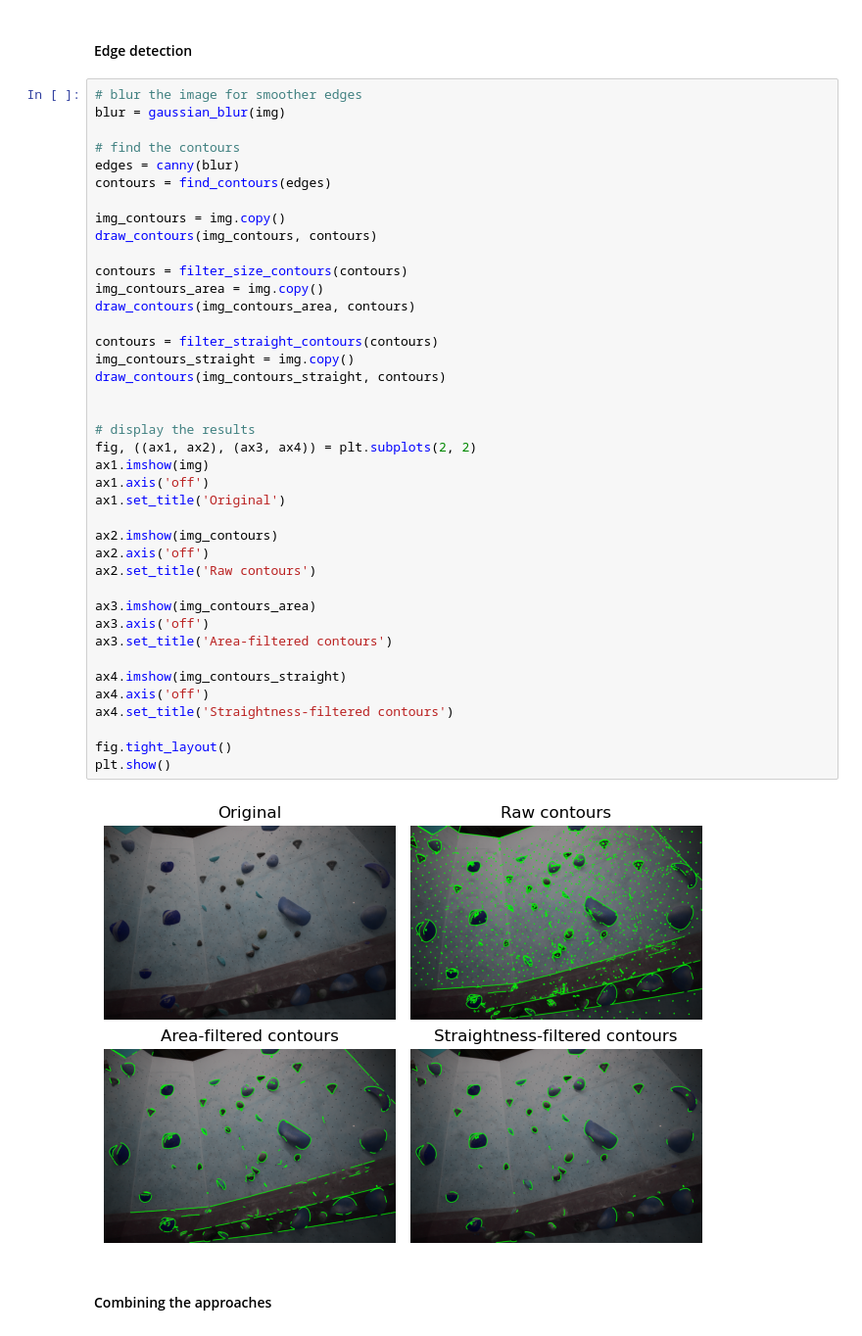
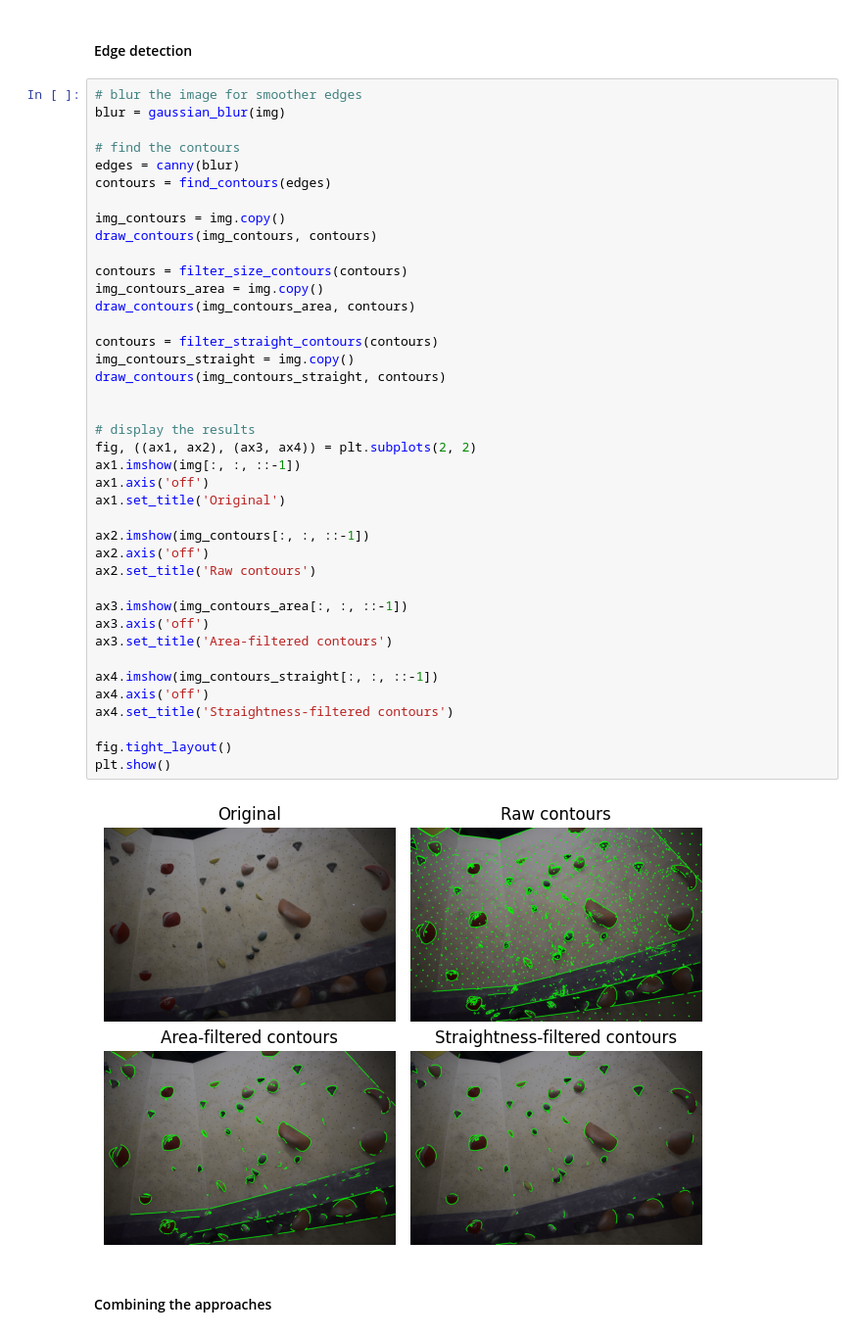
Before and after one commit to xiaoxiae/Indoor-Climbing-Hold-and-Route-Segmentation, a Jupyter notebook: demo.ipynb, the cells around one changed output. Shown at 98% size. Drawn from its saved outputs; the diff is of its cells as text.

```diff
--- a/demo.ipynb
+++ b/demo.ipynb
@@ -66,38 +66,38 @@ contours = find_contours(edges)
 
 img_contours = img.copy()
 draw_contours(img_contours, contours)
 
 contours = filter_size_contours(contours)
 img_contours_area = img.copy()
 draw_contours(img_contours_area, contours)
 
 contours = filter_straight_contours(contours)
 img_contours_straight = img.copy()
 draw_contours(img_contours_straight, contours)
 
 
 # display the results
 fig, ((ax1, ax2), (ax3, ax4)) = plt.subplots(2, 2)
-ax1.imshow(img)
+ax1.imshow(img[:, :, ::-1])
 ax1.axis('off')
 ax1.set_title('Original')
 
-ax2.imshow(img_contours)
+ax2.imshow(img_contours[:, :, ::-1])
 ax2.axis('off')
 ax2.set_title('Raw contours')
 
-ax3.imshow(img_contours_area)
+ax3.imshow(img_contours_area[:, :, ::-1])
 ax3.axis('off')
 ax3.set_title('Area-filtered contours')
 
-ax4.imshow(img_contours_straight)
+ax4.imshow(img_contours_straight[:, :, ::-1])
 ax4.axis('off')
 ax4.set_title('Straightness-filtered contours')
 
 fig.tight_layout()
 plt.show()
 # %% [output]
-[figure, old version]
+[figure, new version]
 # %% [markdown]
 #### Combining the approaches
 # %%
```
Also changed, not shown: parts of 3 cells of this notebook.
